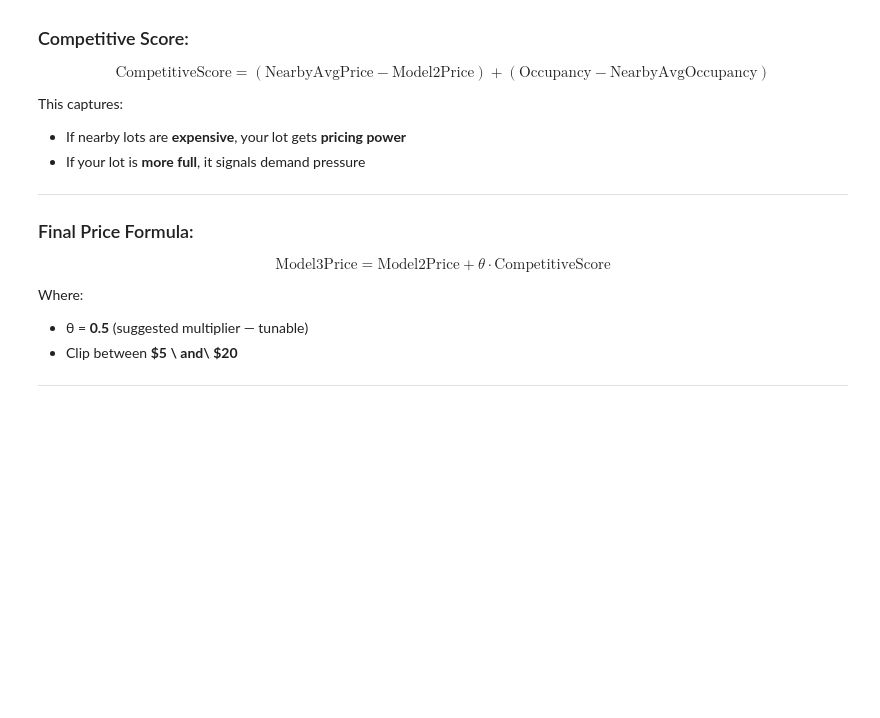
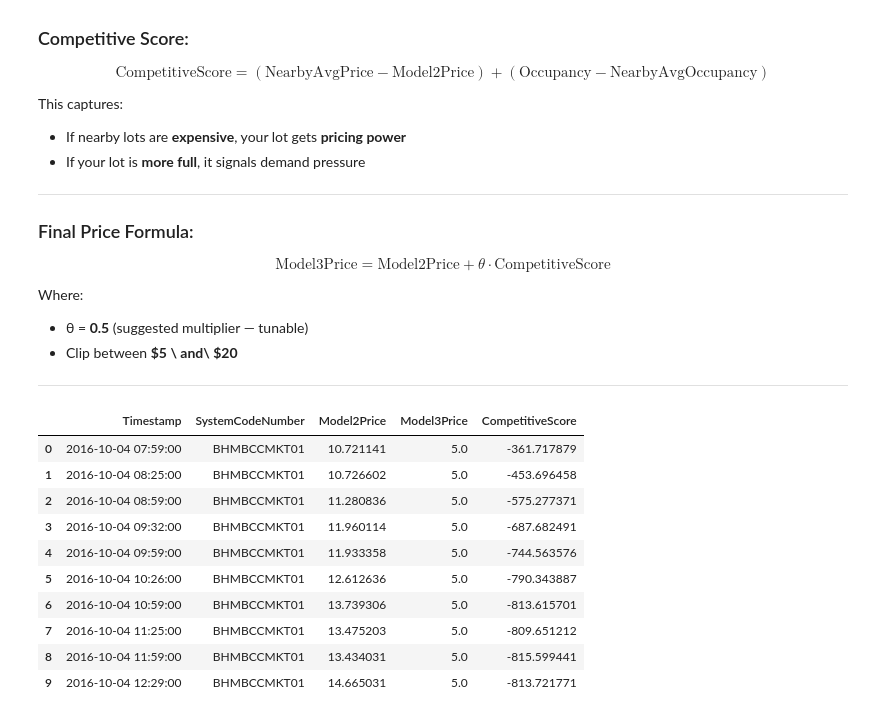
Before and after one commit to MrRogueKnight/Capstone-Project-of-Summer-Analytics-2025, a Jupyter notebook: dynamic-pricing-for-urban-parking-lots.ipynb, the cells around one changed output. Saved outputs shown, nothing was run; the diff lists cells and outputs as text; code cells hidden in the pictures; blank space fills up the shorter version.

```diff
--- a/dynamic-pricing-for-urban-parking-lots.ipynb
+++ b/dynamic-pricing-for-urban-parking-lots.ipynb
@@ -949,3 +949,32 @@ Where:
 * Clip between **\$5 \ and\ \$20**
 
 ---
+# %%
+# Set multiplier theta (tunable)
+theta = 0.5
+# %%
+# Competitive score
+df_model2['CompetitiveScore'] = (
+    (df_model2['NearbyAvgPrice'] - df_model2['Model2Price']) +
+    (df_model2['Occupancy'] - df_model2['NearbyAvgOccupancy'])
+)
+# %%
+# Model3Price calculation
+df_model2['Model3Price'] = df_model2['Model2Price'] + theta * df_model2['CompetitiveScore']
+# %%
+# Clip to price limits
+df_model2['Model3Price'] = df_model2['Model3Price'].clip(lower=5.0, upper=20.0)
+# %%
+df_model2[['Timestamp', 'SystemCodeNumber', 'Model2Price', 'Model3Price', 'CompetitiveScore']].head(10)
+# %% [output]
+|  | Timestamp | SystemCodeNumber | Model2Price | Model3Price | CompetitiveScore |
+| 0 | 2016-10-04 07:59:00 | BHMBCCMKT01 | 10.721141 | 5.0 | -361.717879 |
+| 1 | 2016-10-04 08:25:00 | BHMBCCMKT01 | 10.726602 | 5.0 | -453.696458 |
+| 2 | 2016-10-04 08:59:00 | BHMBCCMKT01 | 11.280836 | 5.0 | -575.277371 |
+| 3 | 2016-10-04 09:32:00 | BHMBCCMKT01 | 11.960114 | 5.0 | -687.682491 |
+| 4 | 2016-10-04 09:59:00 | BHMBCCMKT01 | 11.933358 | 5.0 | -744.563576 |
+| 5 | 2016-10-04 10:26:00 | BHMBCCMKT01 | 12.612636 | 5.0 | -790.343887 |
+| 6 | 2016-10-04 10:59:00 | BHMBCCMKT01 | 13.739306 | 5.0 | -813.615701 |
+| 7 | 2016-10-04 11:25:00 | BHMBCCMKT01 | 13.475203 | 5.0 | -809.651212 |
+| 8 | 2016-10-04 11:59:00 | BHMBCCMKT01 | 13.434031 | 5.0 | -815.599441 |
+| 9 | 2016-10-04 12:29:00 | BHMBCCMKT01 | 14.665031 | 5.0 | -813.721771 |
```
Also changed, not shown: parts of 11 cells of this notebook.
